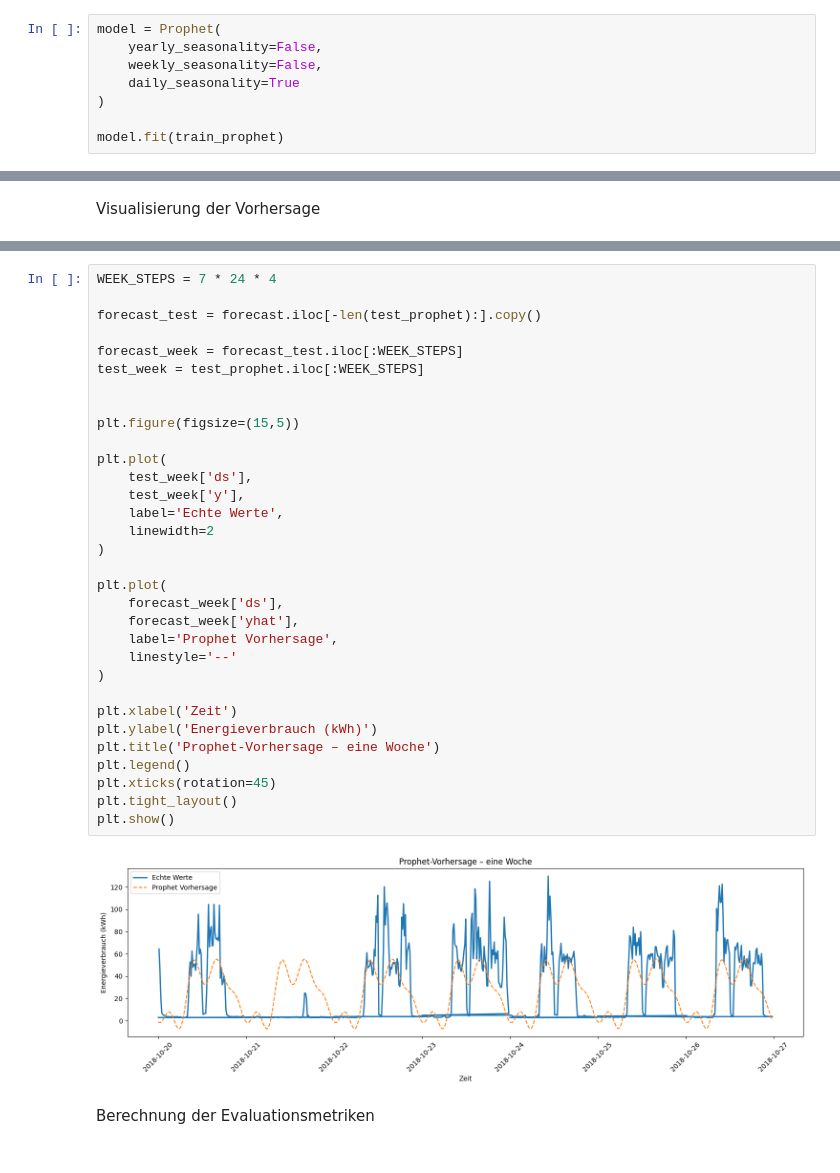
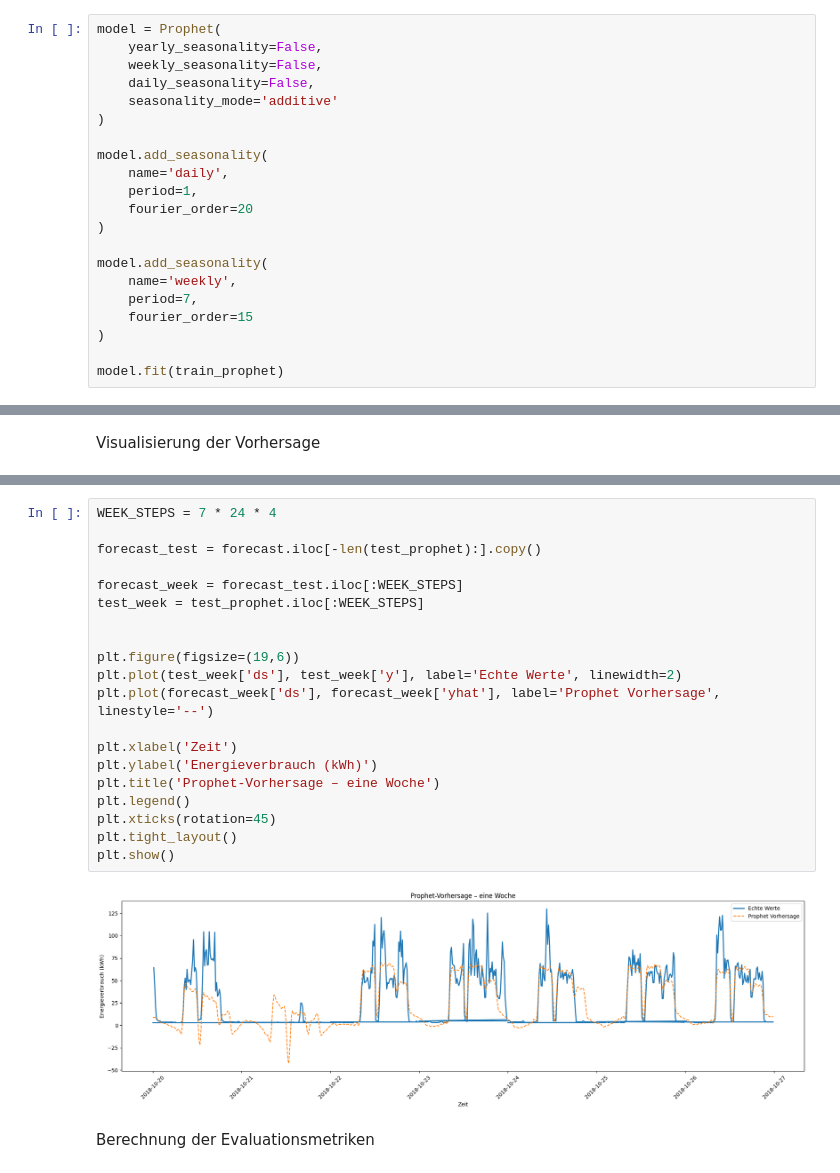
Before and after one commit to derlole/InDuStIaLfOrEcAsTiNgWELOVEIT, a Jupyter notebook: src/start.ipynb, the cells around one changed output, grey strips where cells are left out. Drawn from its saved outputs; the diff is of its cells as text.

```diff
--- a/src/start.ipynb
+++ b/src/start.ipynb
@@ -677,7 +675,20 @@ Prophet-Modell fitten
 model = Prophet(
     yearly_seasonality=False,
     weekly_seasonality=False,
-    daily_seasonality=True
+    daily_seasonality=False,
+    seasonality_mode='additive'
+)
+
+model.add_seasonality(
+    name='daily',
+    period=1,
+    fourier_order=20
+)
+
+model.add_seasonality(
+    name='weekly',
+    period=7,
+    fourier_order=15
 )
 
 model.fit(train_prophet)
@@ -731,37 +745,25 @@ plt.show()
 # %%
 WEEK_STEPS = 7 * 24 * 4
 
 forecast_test = forecast.iloc[-len(test_prophet):].copy()
 
 forecast_week = forecast_test.iloc[:WEEK_STEPS]
 test_week = test_prophet.iloc[:WEEK_STEPS]
 
 
-plt.figure(figsize=(15,5))
-
-plt.plot(
-    test_week['ds'],
-    test_week['y'],
-    label='Echte Werte',
-    linewidth=2
-)
-
-plt.plot(
-    forecast_week['ds'],
-    forecast_week['yhat'],
-    label='Prophet Vorhersage',
-    linestyle='--'
-)
+plt.figure(figsize=(19,6))
+plt.plot(test_week['ds'], test_week['y'], label='Echte Werte', linewidth=2)
+plt.plot(forecast_week['ds'], forecast_week['yhat'], label='Prophet Vorhersage', linestyle='--')
 
 plt.xlabel('Zeit')
 plt.ylabel('Energieverbrauch (kWh)')
 plt.title('Prophet-Vorhersage – eine Woche')
 plt.legend()
 plt.xticks(rotation=45)
 plt.tight_layout()
 plt.show()
 # %% [output]
-[figure, old version]
+[figure, new version]
 # %% [markdown]
 Berechnung der Evaluationsmetriken
 # %%
```
Also changed, not shown: parts of 27 cells of this notebook, 3 other files.
